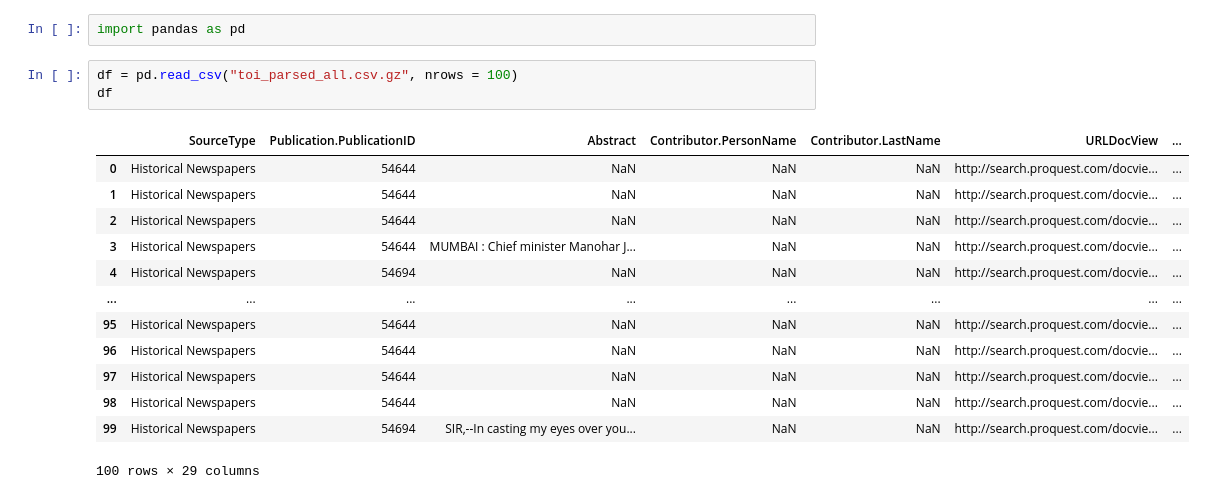
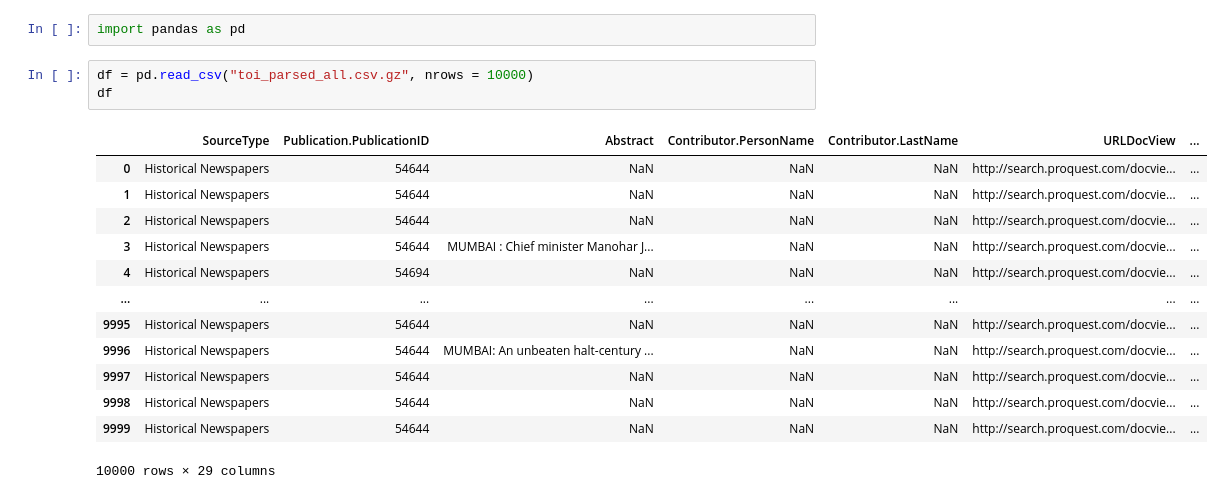
Before and after one commit to notnews/toi, a Jupyter notebook: scripts/01_parse_toi.ipynb, the cells around one changed output. Cells and saved outputs as stored; diff of their text form.

Commit message:
add parse and basic analysis 1

```diff
--- a/scripts/01_parse_toi.ipynb
+++ b/scripts/01_parse_toi.ipynb
@@ -99,19 +101,19 @@ for i, fn in enumerate(glob('csv/*.csv.gz')):
 # %%
 import pandas as pd
 # %%
-df = pd.read_csv("toi_parsed_all.csv.gz", nrows = 100)
+df = pd.read_csv("toi_parsed_all.csv.gz", nrows = 10000)
 df
 # %% [output]
 |  | SourceType | Publication.PublicationID | Abstract | Contributor.PersonName | Contributor.LastName | URLDocView | ... |
 | 0 | Historical Newspapers | 54644 | NaN | NaN | NaN | http://search.proquest.com/docvie... | ... |
 | 1 | Historical Newspapers | 54644 | NaN | NaN | NaN | http://search.proquest.com/docvie... | ... |
 | 2 | Historical Newspapers | 54644 | NaN | NaN | NaN | http://search.proquest.com/docvie... | ... |
 | 3 | Historical Newspapers | 54644 | MUMBAI : Chief minister Manohar J... | NaN | NaN | http://search.proquest.com/docvie... | ... |
 | 4 | Historical Newspapers | 54694 | NaN | NaN | NaN | http://search.proquest.com/docvie... | ... |
 | ... | ... | ... | ... | ... | ... | ... | ... |
-| 95 | Historical Newspapers | 54644 | NaN | NaN | NaN | http://search.proquest.com/docvie... | ... |
-| 96 | Historical Newspapers | 54644 | NaN | NaN | NaN | http://search.proquest.com/docvie... | ... |
-| 97 | Historical Newspapers | 54644 | NaN | NaN | NaN | http://search.proquest.com/docvie... | ... |
-| 98 | Historical Newspapers | 54644 | NaN | NaN | NaN | http://search.proquest.com/docvie... | ... |
-| 99 | Historical Newspapers | 54694 | SIR,--In casting my eyes over you... | NaN | NaN | http://search.proquest.com/docvie... | ... |
+| 9995 | Historical Newspapers | 54644 | NaN | NaN | NaN | http://search.proquest.com/docvie... | ... |
+| 9996 | Historical Newspapers | 54644 | MUMBAI: An unbeaten halt-century ... | NaN | NaN | http://search.proquest.com/docvie... | ... |
+| 9997 | Historical Newspapers | 54644 | NaN | NaN | NaN | http://search.proquest.com/docvie... | ... |
+| 9998 | Historical Newspapers | 54644 | NaN | NaN | NaN | http://search.proquest.com/docvie... | ... |
+| 9999 | Historical Newspapers | 54644 | NaN | NaN | NaN | http://search.proquest.com/docvie... | ... |
-100 rows × 29 columns
+10000 rows × 29 columns
```
Also changed, not shown: parts of 6 cells of this notebook, 1 other file.
